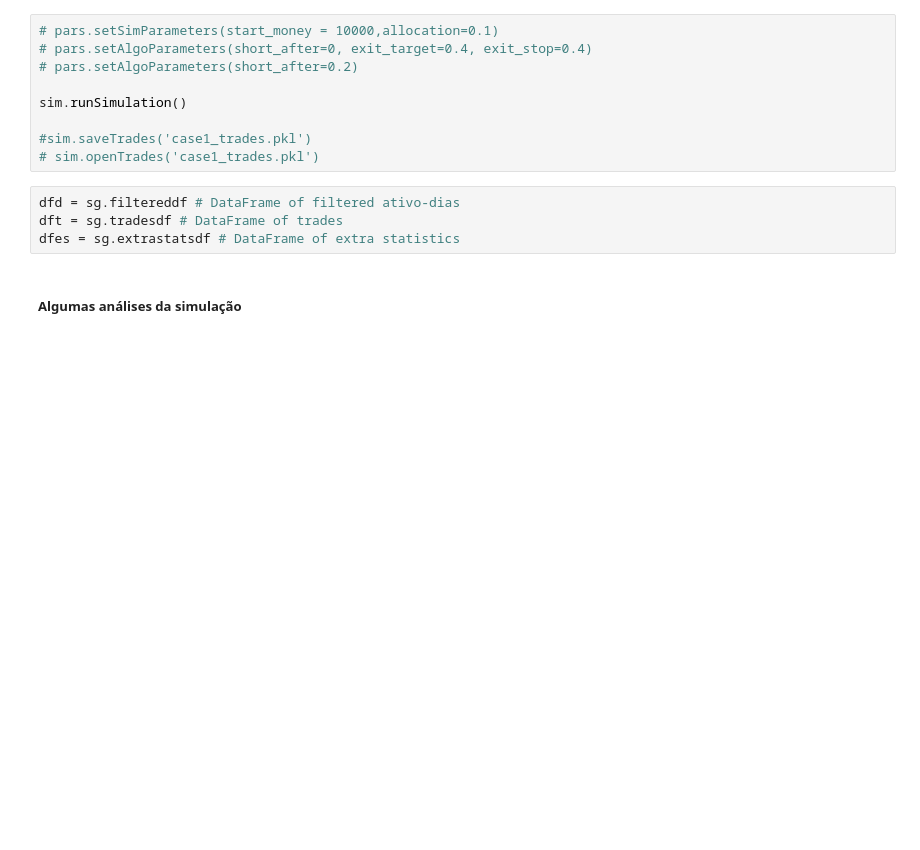
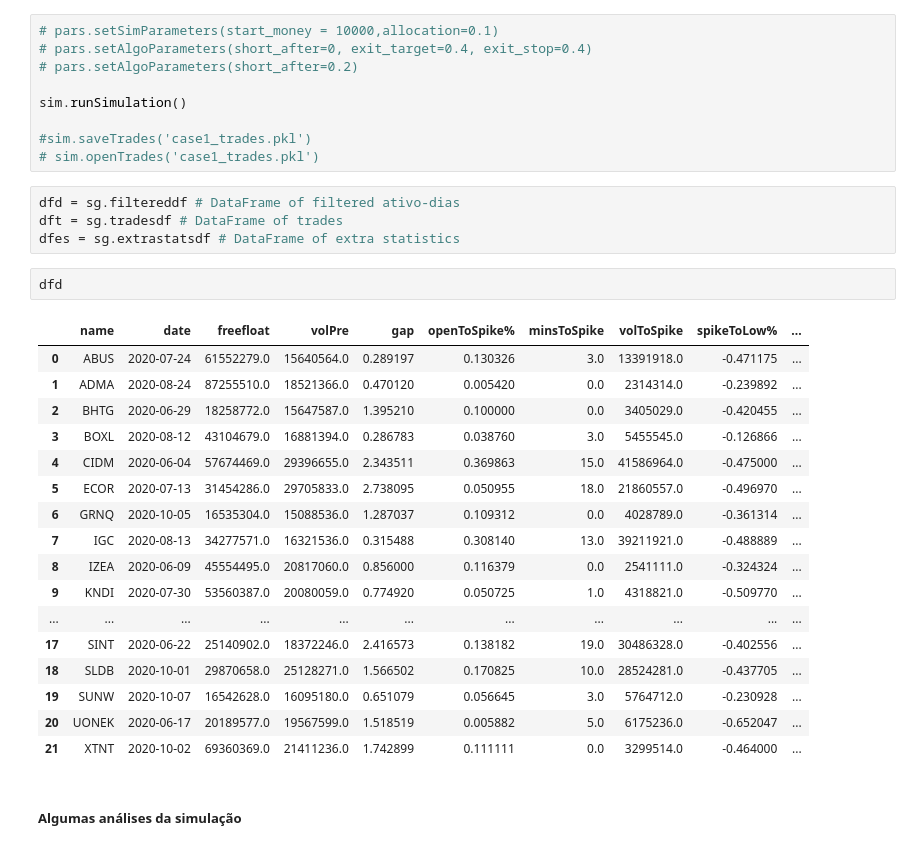
Before and after one commit to gustcomer/pynnystock_analyser, a Jupyter notebook: notebooks/simpler_case.ipynb, the cells around one changed output. Cells and saved outputs as stored; diff of their text form; blank space fills up the shorter version.

```diff
--- a/notebooks/simpler_case.ipynb
+++ b/notebooks/simpler_case.ipynb
@@ -84,6 +84,26 @@ sim.runSimulation()
 dfd = sg.filtereddf # DataFrame of filtered ativo-dias
 dft = sg.tradesdf # DataFrame of trades
 dfes = sg.extrastatsdf # DataFrame of extra statistics
+# %%
+dfd
+# %% [output]
+|  | name | date | freefloat | volPre | gap | openToSpike% | minsToSpike | volToSpike | spikeToLow% | ... |
+| 0 | ABUS | 2020-07-24 | 61552279.0 | 15640564.0 | 0.289197 | 0.130326 | 3.0 | 13391918.0 | -0.471175 | ... |
+| 1 | ADMA | 2020-08-24 | 87255510.0 | 18521366.0 | 0.470120 | 0.005420 | 0.0 | 2314314.0 | -0.239892 | ... |
+| 2 | BHTG | 2020-06-29 | 18258772.0 | 15647587.0 | 1.395210 | 0.100000 | 0.0 | 3405029.0 | -0.420455 | ... |
+| 3 | BOXL | 2020-08-12 | 43104679.0 | 16881394.0 | 0.286783 | 0.038760 | 3.0 | 5455545.0 | -0.126866 | ... |
+| 4 | CIDM | 2020-06-04 | 57674469.0 | 29396655.0 | 2.343511 | 0.369863 | 15.0 | 41586964.0 | -0.475000 | ... |
+| 5 | ECOR | 2020-07-13 | 31454286.0 | 29705833.0 | 2.738095 | 0.050955 | 18.0 | 21860557.0 | -0.496970 | ... |
+| 6 | GRNQ | 2020-10-05 | 16535304.0 | 15088536.0 | 1.287037 | 0.109312 | 0.0 | 4028789.0 | -0.361314 | ... |
+| 7 | IGC | 2020-08-13 | 34277571.0 | 16321536.0 | 0.315488 | 0.308140 | 13.0 | 39211921.0 | -0.488889 | ... |
+| 8 | IZEA | 2020-06-09 | 45554495.0 | 20817060.0 | 0.856000 | 0.116379 | 0.0 | 2541111.0 | -0.324324 | ... |
+| 9 | KNDI | 2020-07-30 | 53560387.0 | 20080059.0 | 0.774920 | 0.050725 | 1.0 | 4318821.0 | -0.509770 | ... |
+| ... | ... | ... | ... | ... | ... | ... | ... | ... | ... | ... |
+| 17 | SINT | 2020-06-22 | 25140902.0 | 18372246.0 | 2.416573 | 0.138182 | 19.0 | 30486328.0 | -0.402556 | ... |
+| 18 | SLDB | 2020-10-01 | 29870658.0 | 25128271.0 | 1.566502 | 0.170825 | 10.0 | 28524281.0 | -0.437705 | ... |
+| 19 | SUNW | 2020-10-07 | 16542628.0 | 16095180.0 | 0.651079 | 0.056645 | 3.0 | 5764712.0 | -0.230928 | ... |
+| 20 | UONEK | 2020-06-17 | 20189577.0 | 19567599.0 | 1.518519 | 0.005882 | 5.0 | 6175236.0 | -0.652047 | ... |
+| 21 | XTNT | 2020-10-02 | 69360369.0 | 21411236.0 | 1.742899 | 0.111111 | 0.0 | 3299514.0 | -0.464000 | ... |
 # %% [markdown]
 ##### Algumas análises da simulação
 # %%
```
Also changed, not shown: parts of 33 cells of this notebook, 15 other files.
